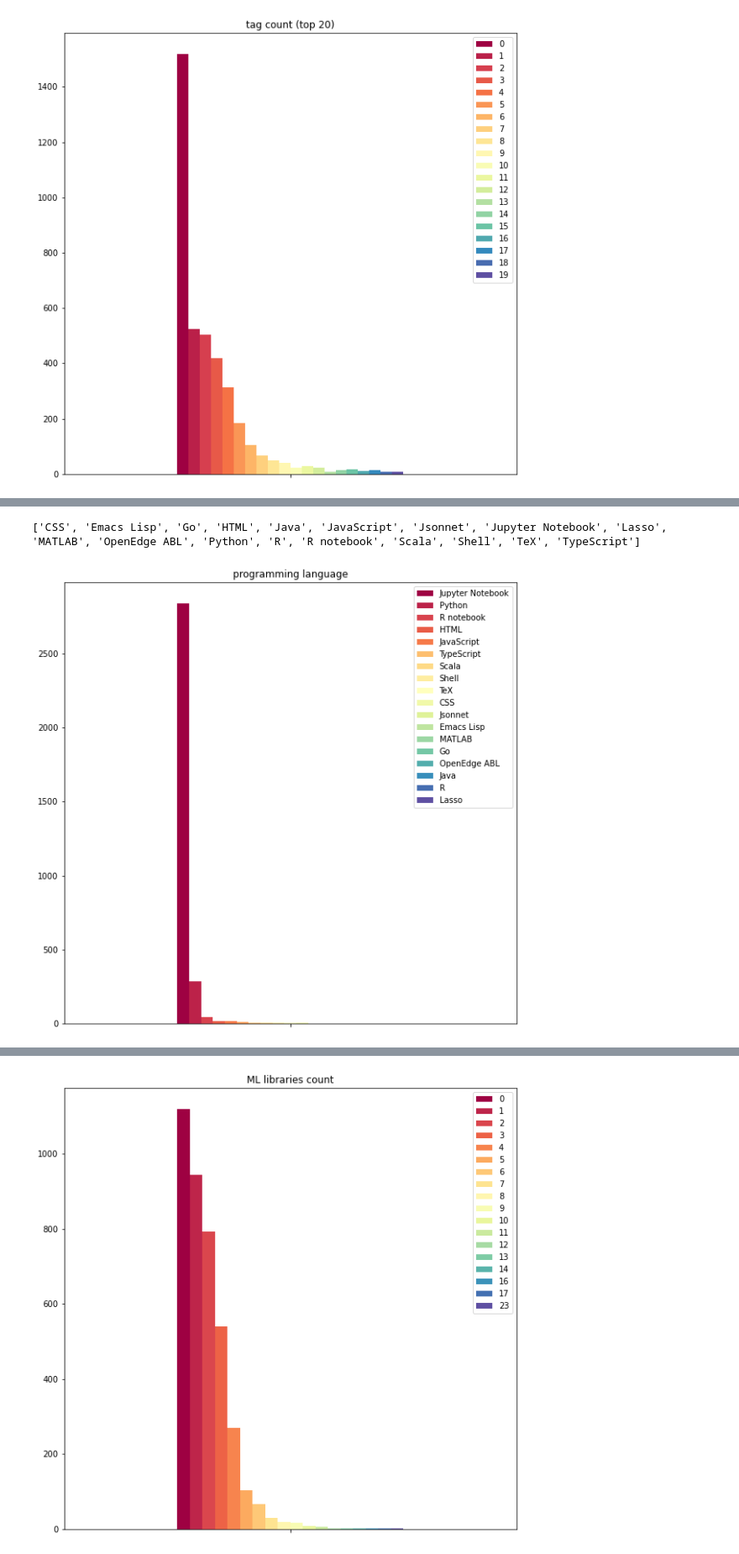
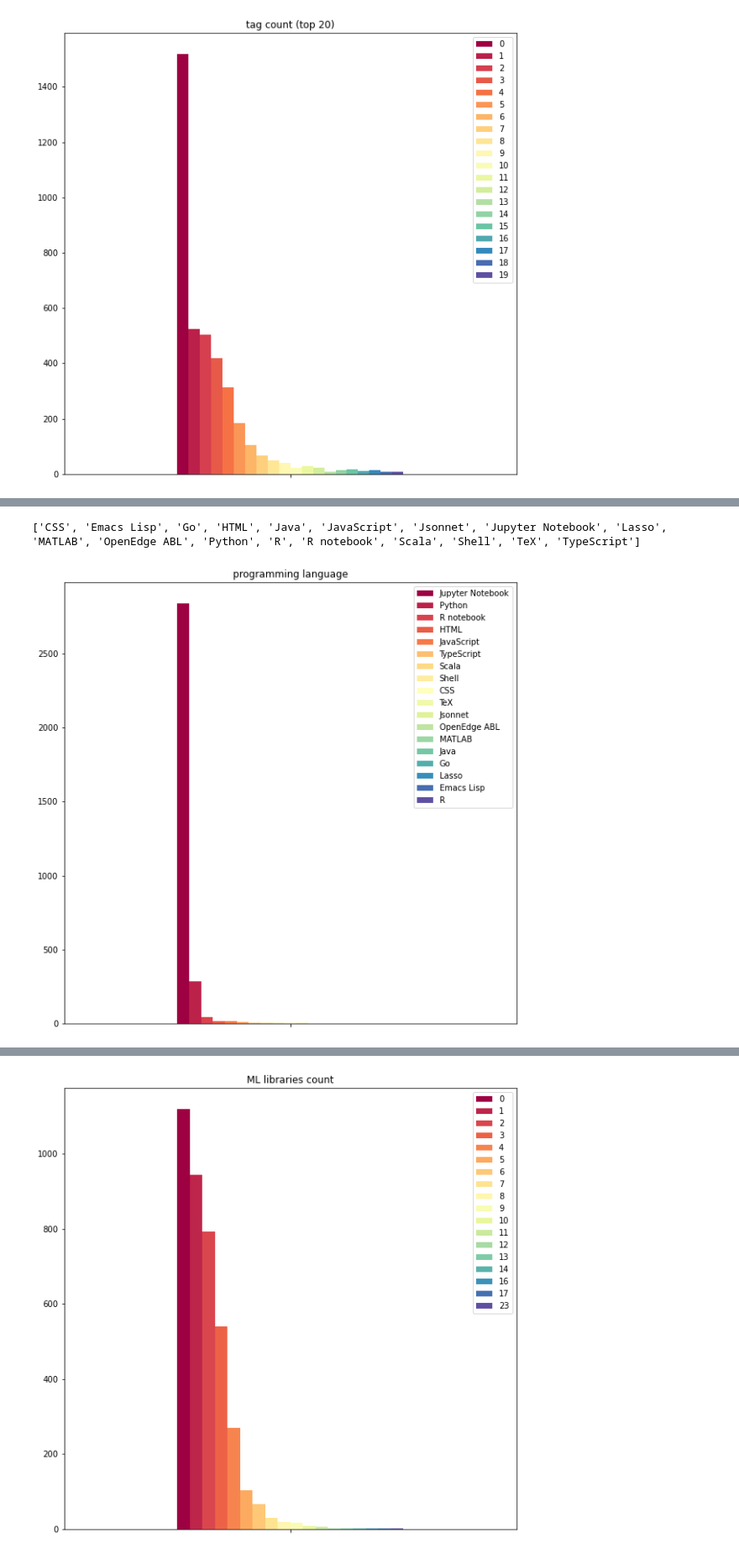
Before and after one commit to pepe-io/usecase2mlalg, a Jupyter notebook: scripts/91_visualize_collected_data.ipynb, the cells around one changed output, grey strips where cells are left out. Shown at 84% size. Drawn from its saved outputs; the diff is of its cells as text; code cells hidden in the pictures.

```diff
--- a/scripts/91_visualize_collected_data.ipynb
+++ b/scripts/91_visualize_collected_data.ipynb
@@ -330,14 +330,14 @@ add_guide('tags', df2[0], drop=['None'], sort=True, show=True)
 # %%
 #rename = {'Python notebook': 'Jupyter Notebook'}
 #df2 = pd.DataFrame(df['language'])
 #df2["language"].replace(rename, inplace=True)
 
 chart_feature('programming_language', stacked=False, label='programming language')
 
-add_guide('language', df['programming_language'], drop=[''], sort=True, show=True)
+add_guide('languages', df['programming_language'], drop=[''], sort=True, show=True)
 # %% [output]
 ['CSS', 'Emacs Lisp', 'Go', 'HTML', 'Java', 'JavaScript', 'Jsonnet', 'Jupyter Notebook', 'Lasso', 'MATLAB', 'OpenEdge ABL', 'Python', 'R', 'R notebook', 'Scala', 'Shell', 'TeX', 'TypeScript']
-[figure, old version]
+[figure, new version]
 # %%
 #rename = {'Apache 2.0': 'Apache-2.0', 'Learn more about GitHub Sponsors':None, 'Unlicense':None}
 #df2 = pd.DataFrame(df['license'])
```
Also changed, not shown: parts of 13 cells of this notebook, 6 other files.
